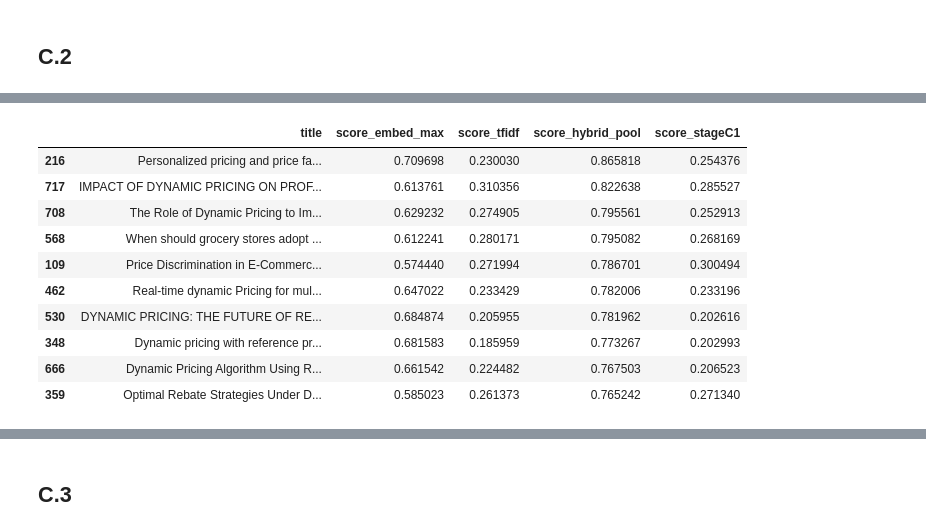
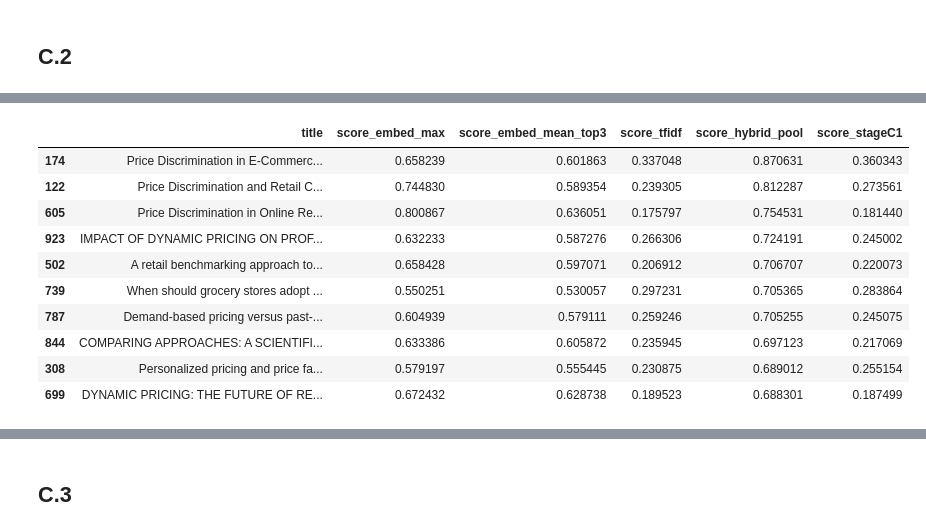
Before and after one commit to mrlmueller/instantpaper-demo, a Jupyter notebook: sources.ipynb, the cells around one changed output, grey strips where cells are left out. Drawn from its saved outputs; the diff is of its cells as text; code cells hidden in the pictures.

```diff
--- a/sources.ipynb
+++ b/sources.ipynb
@@ -463,15 +679,24 @@ import json
 import pandas as pd
 import numpy as np
 from pathlib import Path
+import re
 
 STAGEA_CSV = Path("stageA_combined_oa_s2.csv")
-PROFILE_JSON = Path("stageB_query_profile_2_1.json")
+
+# Uses the blueprint generated in Stage B.
+if "BLUEPRINT_JSON_PATH" in globals():
+    BLUEPRINT_JSON = BLUEPRINT_JSON_PATH
+else:
+    if "CHAPTER_ID" not in globals():
+        raise RuntimeError("Missing BLUEPRINT_JSON_PATH/CHAPTER_ID. Run Stage B first.")
+    chapter_slug = re.sub(r"[^0-9A-Za-z]+", "_", CHAPTER_ID).strip("_")
+    BLUEPRINT_JSON = Path(f"stageB_blueprint_{chapter_slug}.json")
 
 df = pd.read_csv(STAGEA_CSV)
-profile = json.loads(PROFILE_JSON.read_text(encoding="utf-8"))
+blueprint = json.loads(BLUEPRINT_JSON.read_text(encoding="utf-8"))
 
 print("StageA:", df.shape)
-print("Profile keys:", list(profile.keys()))
+print("Blueprint keys:", list(blueprint.keys()))
 df.head(1)
 # %% [output]
 StageA: (2039, 19)
@@ -479,22 +704,22 @@ Profile keys: ['chapter_id', 'language', 'main_query', 'facet_queries', 'keyword
 |  | merge_key | sources | source_count | source_ids | title | year | venue | type | authors(first6) | ... |
 | 0 | doi:10.1007/s42979-021-00592-x | openalex | 1 | {'openalex': ['https://openalex.o... | Machine Learning: Algorithms, Rea... | 2021.0 | SN Computer Science | review | Iqbal H. Sarker | ... |
 # %%
-def build_query_text(profile: dict) -> str:
+def build_query_text(blueprint: dict) -> str:
     parts = []
     # Give the main query more weight by repeating it
-    main = profile["main_query"]
+    main = blueprint["main_query"]
     parts.extend([main, main])
 
     # Facets: medium weight
-    for fq in profile.get("facet_queries", []):
+    for fq in blueprint.get("facet_queries", []):
         parts.append(fq)
 
     # Keywords + concepts: lighter weight (but still useful)
-    parts.extend(profile.get("keywords", []))
-    parts.extend(profile.get("key_concepts", []))
+    parts.extend(blueprint.get("keywords", []))
+    parts.extend(blueprint.get("key_concepts", []))
 
     return " ".join(parts)
 
-chapter_query_text = build_query_text(profile)
+chapter_query_text = build_query_text(blueprint)
 print(chapter_query_text[:600] + " ...")
 # %% [output]
@@ -625,8 +850,8 @@ import pandas as pd
 
 from sklearn.metrics.pairwise import cosine_similarity
 
-# Use main + facets as separate "retrieval queries"
-query_texts = [profile["main_query"]] + profile.get("facet_queries", [])
+# Use main + facets as separate "retrieval queries" (repeat main for extra weight downstream)
+query_texts = [blueprint["main_query"], blueprint["main_query"]] + blueprint.get("facet_queries", [])
 
 TOP_PER_QUERY = 250  # tune: 150–400 are common; larger = more embedding cost
 
@@ -743,46 +968,55 @@ def l2_normalize(mat: np.ndarray) -> np.ndarray:
     norms = np.linalg.norm(mat, axis=1, keepdims=True) + 1e-12
     return mat / norms
 
 def minmax(x):
     x = np.asarray(x, dtype=float)
     mn, mx = np.nanmin(x), np.nanmax(x)
     return (x - mn) / (mx - mn + 1e-12)
 
 docN = l2_normalize(doc_embeds)
 qN = l2_normalize(query_embeds)
 
 S = docN @ qN.T
 score_embed_max = S.max(axis=1)
+score_embed_mean_top3 = np.sort(S, axis=1)[:, -3:].mean(axis=1)
 
 df_pool = df_pool.copy()
 df_pool["score_embed_max"] = df_pool["merge_key"].astype(str).map(lambda k: score_embed_max[key_to_i[k]])
+df_pool["score_embed_mean_top3"] = df_pool["merge_key"].astype(str).map(lambda k: score_embed_mean_top3[key_to_i[k]])
+
 df_pool["score_embed_norm"] = minmax(df_pool["score_embed_max"].values)
+df_pool["score_embed_mean_top3_norm"] = minmax(df_pool["score_embed_mean_top3"].values)
+
+# Blend best-hit + breadth (main query was repeated upstream to add weight here)
+W_EMBED_MAX = 0.70
+W_EMBED_BREADTH = 0.30
+df_pool["score_embed_combo"] = W_EMBED_MAX * df_pool["score_embed_norm"] + W_EMBED_BREADTH * df_pool["score_embed_mean_top3_norm"]
 
 # normalize tfidf within pool for fair fusion
 df_pool["score_tfidf_norm"] = minmax(df_pool["score_tfidf"].values)
 
 W_EMBED = 0.60
 W_TFIDF = 0.40
-df_pool["score_relevance_hybrid"] = W_EMBED * df_pool["score_embed_norm"] + W_TFIDF * df_pool["score_tfidf_norm"]
+df_pool["score_relevance_hybrid"] = W_EMBED * df_pool["score_embed_combo"] + W_TFIDF * df_pool["score_tfidf_norm"]
 
 CITE_WEIGHT = 0.08
 df_pool["score_hybrid_pool"] = (1 - CITE_WEIGHT) * df_pool["score_relevance_hybrid"] + CITE_WEIGHT * df_pool["score_cite_norm"]
 
 df_pool.sort_values("score_hybrid_pool", ascending=False).head(10)[
-    ["title","score_embed_max","score_tfidf","score_hybrid_pool","score_stageC1"]
+    ["title","score_embed_max","score_embed_mean_top3","score_tfidf","score_hybrid_pool","score_stageC1"]
 ]
 # %% [output]
-|  | title | score_embed_max | score_tfidf | score_hybrid_pool | score_stageC1 |
-| 216 | Personalized pricing and price fa... | 0.709698 | 0.230030 | 0.865818 | 0.254376 |
-| 717 | IMPACT OF DYNAMIC PRICING ON PROF... | 0.613761 | 0.310356 | 0.822638 | 0.285527 |
-| 708 | The Role of Dynamic Pricing to Im... | 0.629232 | 0.274905 | 0.795561 | 0.252913 |
-| 568 | When should grocery stores adopt ... | 0.612241 | 0.280171 | 0.795082 | 0.268169 |
-| 109 | Price Discrimination in E-Commerc... | 0.574440 | 0.271994 | 0.786701 | 0.300494 |
-| 462 | Real-time dynamic Pricing for mul... | 0.647022 | 0.233429 | 0.782006 | 0.233196 |
-| 530 | DYNAMIC PRICING: THE FUTURE OF RE... | 0.684874 | 0.205955 | 0.781962 | 0.202616 |
-| 348 | Dynamic pricing with reference pr... | 0.681583 | 0.185959 | 0.773267 | 0.202993 |
-| 666 | Dynamic Pricing Algorithm Using R... | 0.661542 | 0.224482 | 0.767503 | 0.206523 |
-| 359 | Optimal Rebate Strategies Under D... | 0.585023 | 0.261373 | 0.765242 | 0.271340 |
+|  | title | score_embed_max | score_embed_mean_top3 | score_tfidf | score_hybrid_pool | score_stageC1 |
+| 174 | Price Discrimination in E-Commerc... | 0.658239 | 0.601863 | 0.337048 | 0.870631 | 0.360343 |
+| 122 | Price Discrimination and Retail C... | 0.744830 | 0.589354 | 0.239305 | 0.812287 | 0.273561 |
+| 605 | Price Discrimination in Online Re... | 0.800867 | 0.636051 | 0.175797 | 0.754531 | 0.181440 |
+| 923 | IMPACT OF DYNAMIC PRICING ON PROF... | 0.632233 | 0.587276 | 0.266306 | 0.724191 | 0.245002 |
+| 502 | A retail benchmarking approach to... | 0.658428 | 0.597071 | 0.206912 | 0.706707 | 0.220073 |
+| 739 | When should grocery stores adopt ... | 0.550251 | 0.530057 | 0.297231 | 0.705365 | 0.283864 |
+| 787 | Demand-based pricing versus past-... | 0.604939 | 0.579111 | 0.259246 | 0.705255 | 0.245075 |
+| 844 | COMPARING APPROACHES: A SCIENTIFI... | 0.633386 | 0.605872 | 0.235945 | 0.697123 | 0.217069 |
+| 308 | Personalized pricing and price fa... | 0.579197 | 0.555445 | 0.230875 | 0.689012 | 0.255154 |
+| 699 | DYNAMIC PRICING: THE FUTURE OF RE... | 0.672432 | 0.628738 | 0.189523 | 0.688301 | 0.187499 |
 # %%
 TOP_FOR_LLM = 150
 MAX_ABS_CHARS_FOR_LLM = 1200  # keep costs low
```
Also changed, not shown: parts of 42 cells of this notebook.
